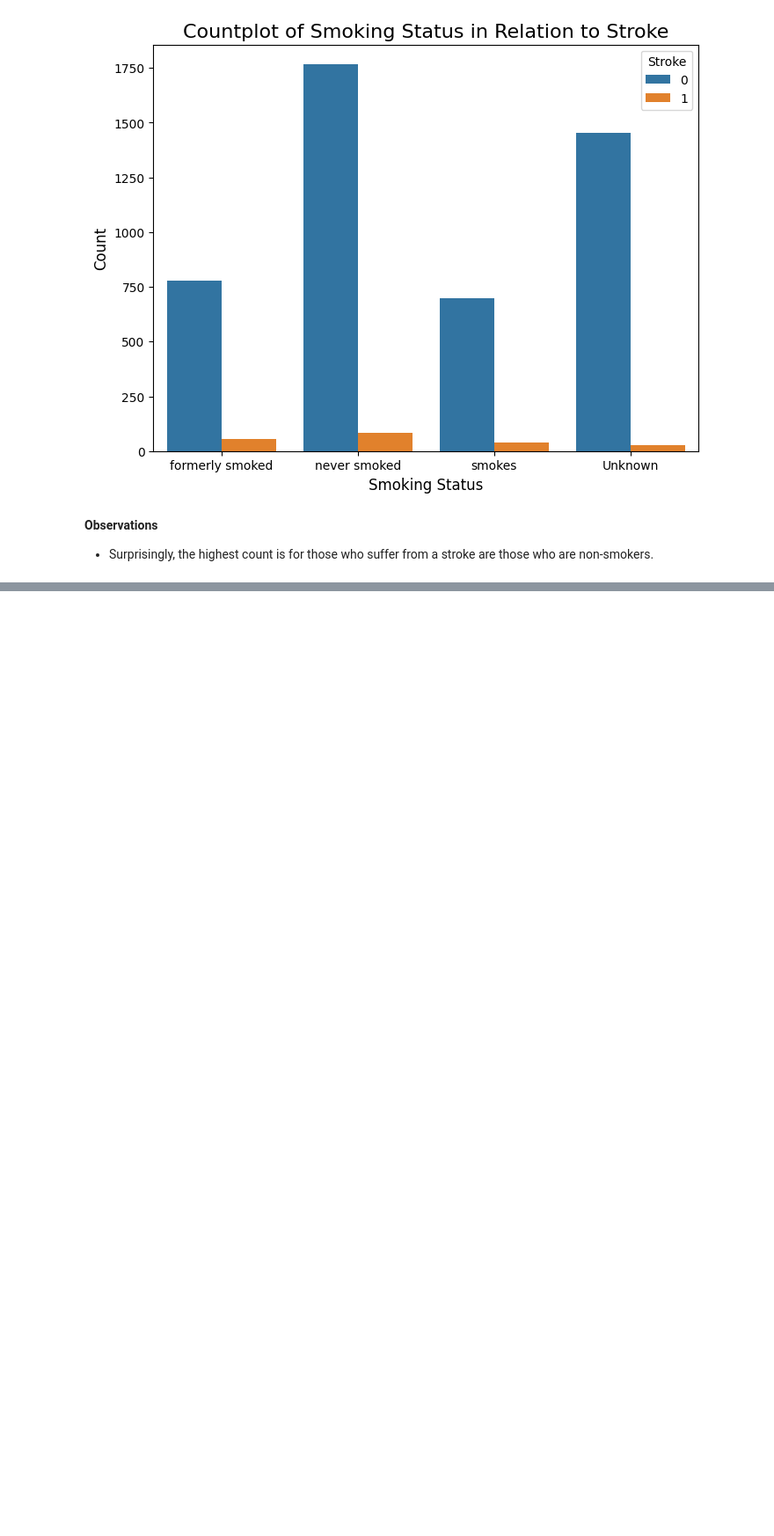
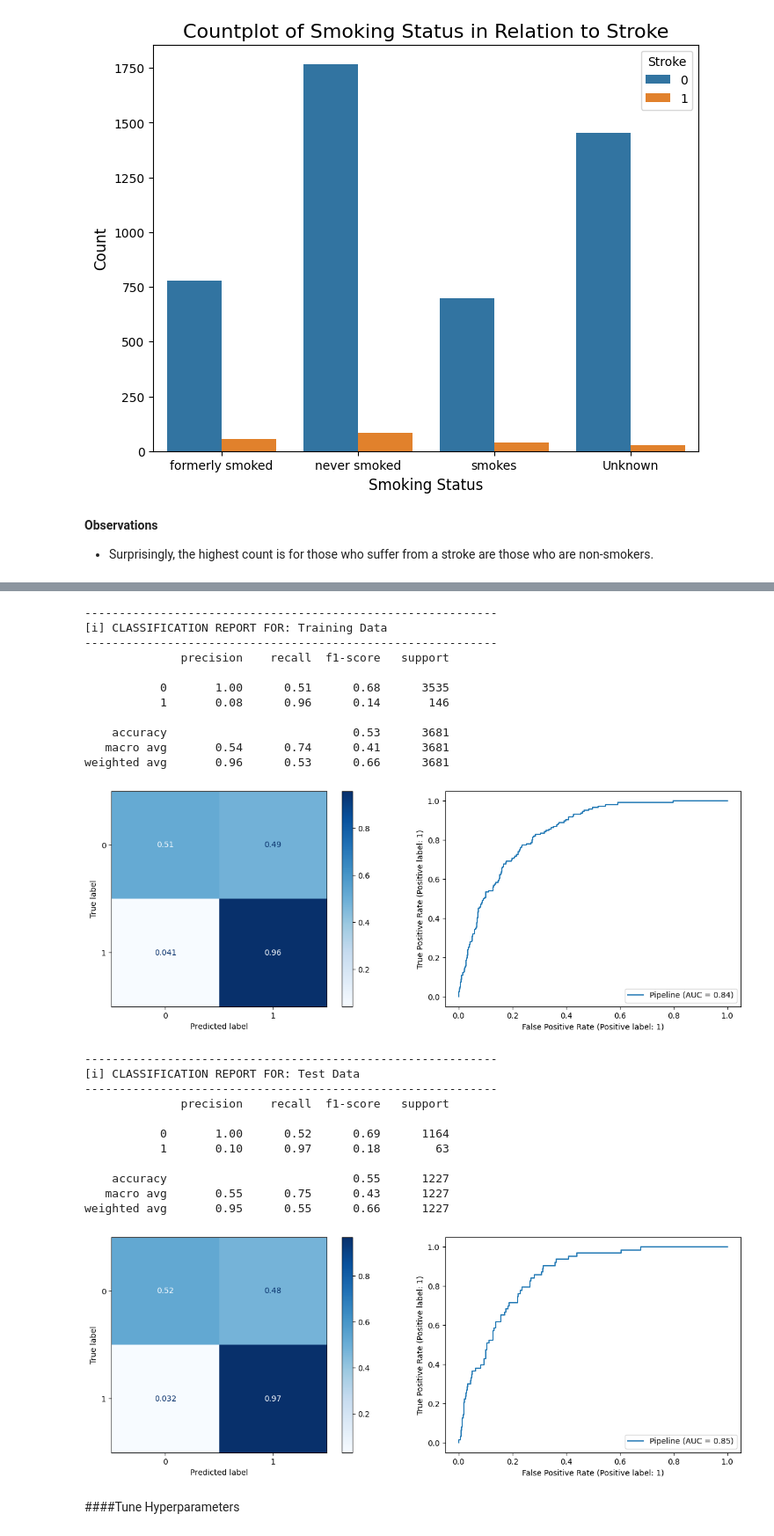
Before and after one commit to patelmedha/Stroke-Prediction, a Jupyter notebook: Stroke_Prediction.ipynb, the cells around one changed output, grey strips where cells are left out. Shown at 88% size. Drawn from its saved outputs; the diff is of its cells as text; code cells hidden in the pictures; blank space fills up the shorter version.

```diff
--- a/Stroke_Prediction.ipynb
+++ b/Stroke_Prediction.ipynb
@@ -633,0 +1038,9 @@ plt.show()
+# %%
+from imblearn.over_sampling import SMOTE
+smote = SMOTE()
+lr_smote = LogisticRegression(random_state=42)
+lr_smote_pipe = make_sampler_pipeline(col_transformer, scaler, smote, lr_smote)
+
+#Fit and evaluate the model pipeline
+lr_smote_pipe.fit(X_train, y_train)
+lr_smote_test_preds = lr_smote_pipe.predict(X_test)
@@ -633,0 +1074,34 @@ plt.show()
+# %%
+#Use the function twice to evaluate our model on training and test data
+classification_metrics(lr_smote_pipe, X_train, y_train, thresh=.2,
+                       cmap='Blues', label='Training Data')
+
+classification_metrics(lr_smote_pipe, X_test, y_test, thresh=.2,
+                       cmap='Blues', label='Test Data')
+# %% [output]
+------------------------------------------------------------
+[i] CLASSIFICATION REPORT FOR: Training Data
+------------------------------------------------------------
+              precision    recall  f1-score   support
+
+           0       1.00      0.51      0.68      3535
+           1       0.08      0.96      0.14       146
+
+    accuracy                           0.53      3681
+   macro avg       0.54      0.74      0.41      3681
+weighted avg       0.96      0.53      0.66      3681
+[figure, added]
+------------------------------------------------------------
+[i] CLASSIFICATION REPORT FOR: Test Data
+------------------------------------------------------------
+              precision    recall  f1-score   support
+
+           0       1.00      0.52      0.69      1164
+           1       0.10      0.97      0.18        63
+
+    accuracy                           0.55      1227
+   macro avg       0.55      0.75      0.43      1227
+weighted avg       0.95      0.55      0.66      1227
+[figure, added]
+# %% [markdown]
+####Tune Hyperparameters
```
Also changed, not shown: parts of 96 cells of this notebook.
